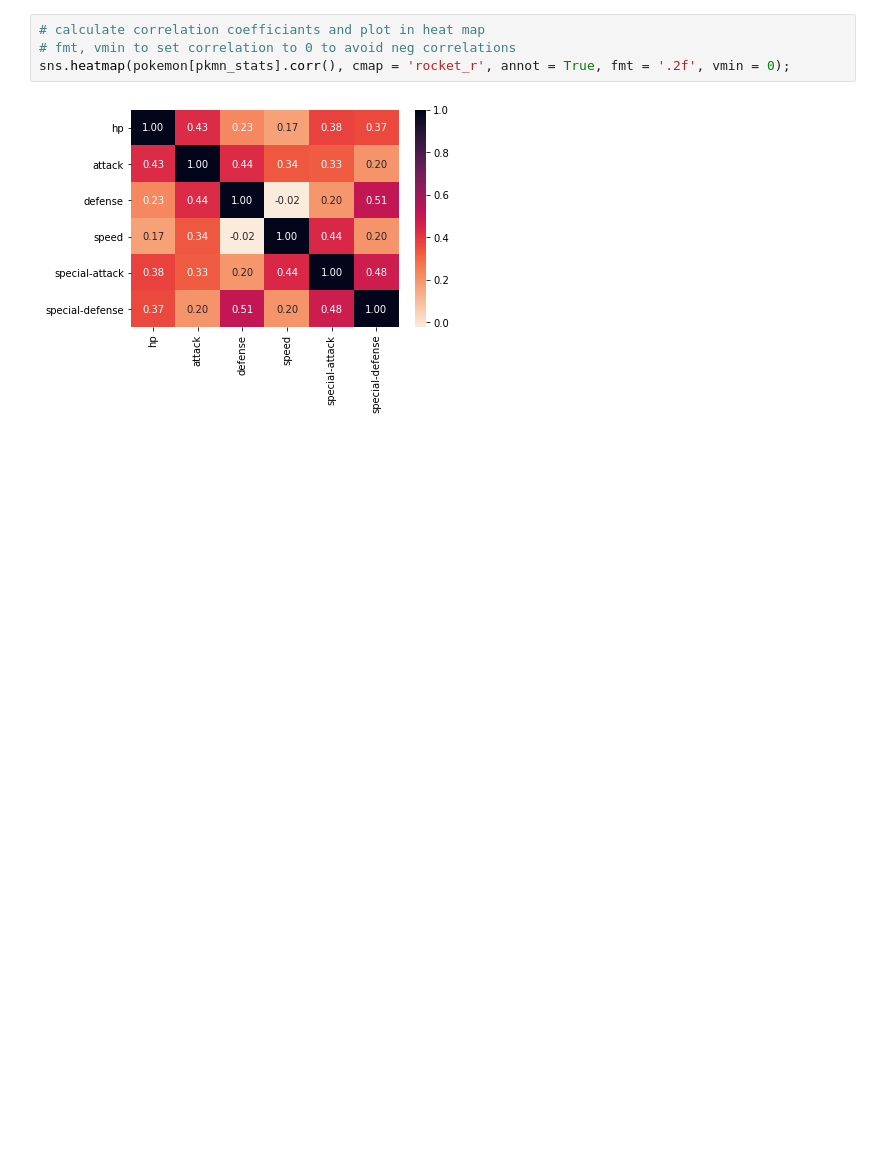
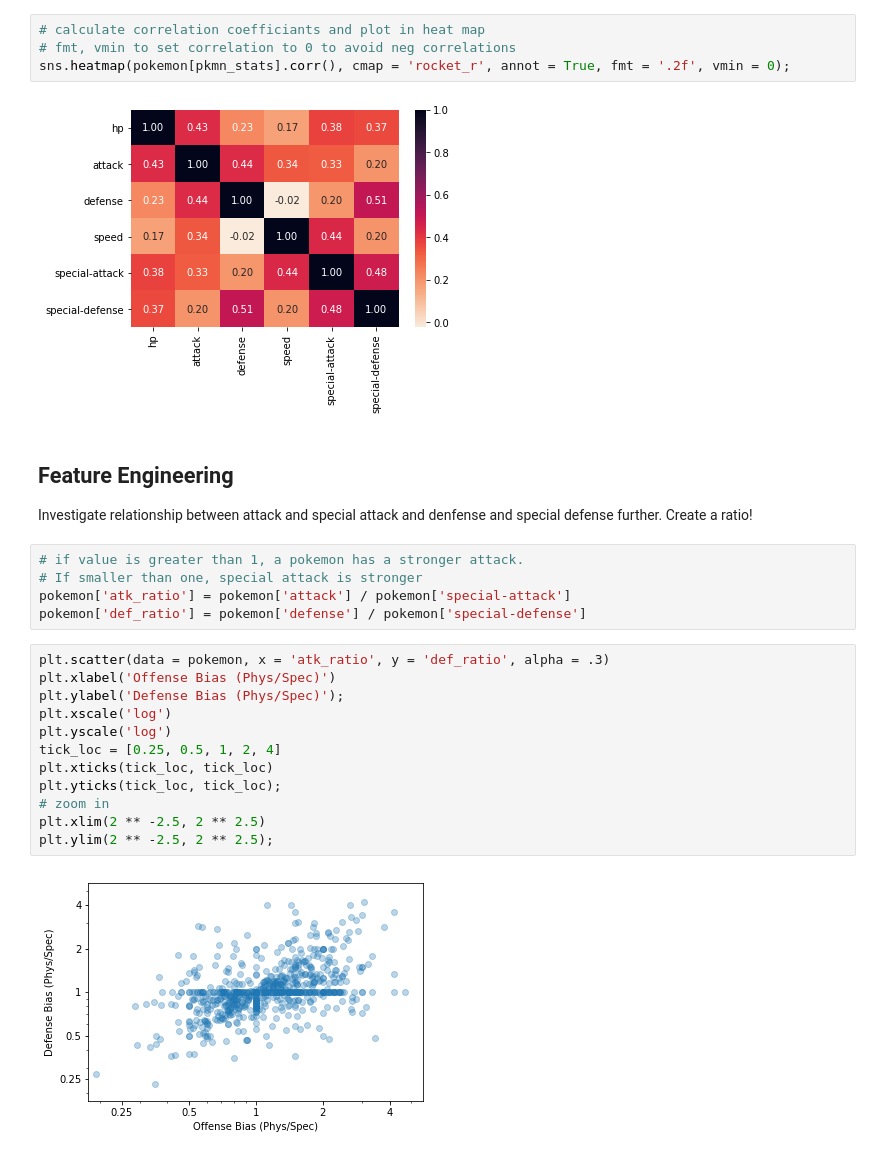
Before and after one commit to faymarie/data-visualization, a Jupyter notebook: Visualization_practise.ipynb, the cells around one changed output. Cells and saved outputs as stored; diff of their text form; blank space fills up the shorter version.

Commit message:
feat: Feature engineering - physical vs. special attack/defense biases

```diff
--- a/Visualization_practise.ipynb
+++ b/Visualization_practise.ipynb
@@ -586,3 +586,25 @@ g.map_diag(plt.hist);
 sns.heatmap(pokemon[pkmn_stats].corr(), cmap = 'rocket_r', annot = True, fmt = '.2f', vmin = 0);
 # %% [output]
 [figure]
+# %% [markdown]
+## Feature Engineering
+Investigate relationship between attack and special attack and denfense and special defense further. Create a ratio!
+# %%
+# if value is greater than 1, a pokemon has a stronger attack.
+# If smaller than one, special attack is stronger
+pokemon['atk_ratio'] = pokemon['attack'] / pokemon['special-attack']
+pokemon['def_ratio'] = pokemon['defense'] / pokemon['special-defense']
+# %%
+plt.scatter(data = pokemon, x = 'atk_ratio', y = 'def_ratio', alpha = .3)
+plt.xlabel('Offense Bias (Phys/Spec)')
+plt.ylabel('Defense Bias (Phys/Spec)');
+plt.xscale('log')
+plt.yscale('log')
+tick_loc = [0.25, 0.5, 1, 2, 4]
+plt.xticks(tick_loc, tick_loc)
+plt.yticks(tick_loc, tick_loc);
+# zoom in
+plt.xlim(2 ** -2.5, 2 ** 2.5)
+plt.ylim(2 ** -2.5, 2 ** 2.5);
+# %% [output]
+[figure, added]
```
Also changed, not shown: parts of 1 cell of this notebook.
